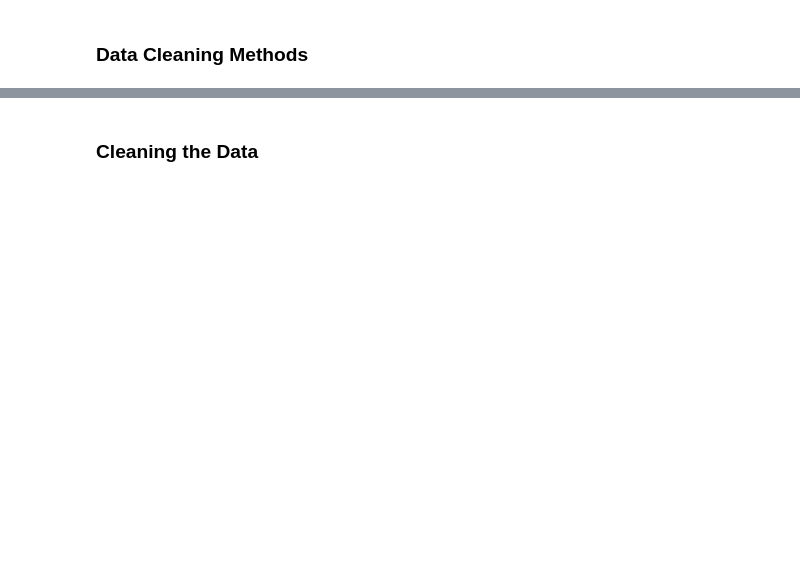
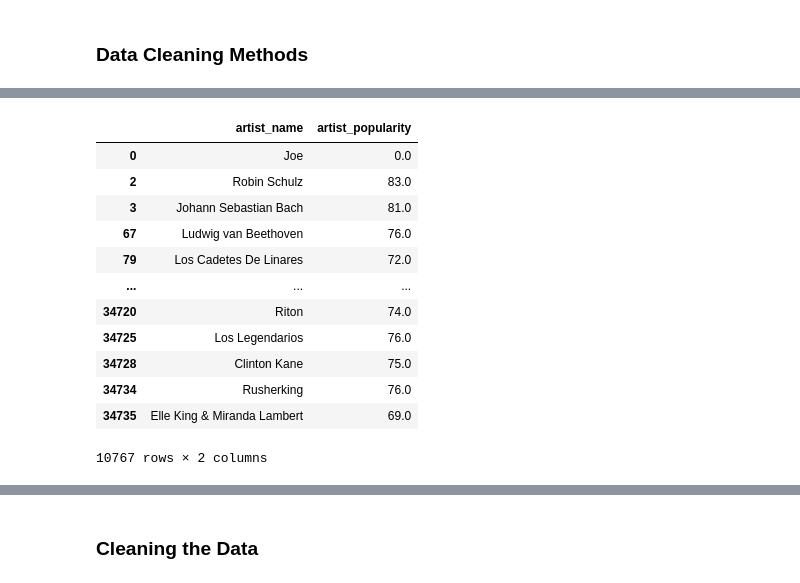
Before and after one commit to sumanasithalam/Top-Charts-Song-Classification, a Jupyter notebook: SongsAnalysis.ipynb, the cells around one changed output, grey strips where cells are left out. Drawn from its saved outputs; the diff is of its cells as text; code cells hidden in the pictures; blank space fills up the shorter version.

```diff
--- a/SongsAnalysis.ipynb
+++ b/SongsAnalysis.ipynb
@@ -163,0 +210,16 @@ def process_dataset_portion(idx):
+# %%
+lookup_table
+# %% [output]
+|  | artist_name | artist_popularity |
+| 0 | Joe | 0.0 |
+| 2 | Robin Schulz | 83.0 |
+| 3 | Johann Sebastian Bach | 81.0 |
+| 67 | Ludwig van Beethoven | 76.0 |
+| 79 | Los Cadetes De Linares | 72.0 |
+| ... | ... | ... |
+| 34720 | Riton | 74.0 |
+| 34725 | Los Legendarios | 76.0 |
+| 34728 | Clinton Kane | 75.0 |
+| 34734 | Rusherking | 76.0 |
+| 34735 | Elle King & Miranda Lambert | 69.0 |
+10767 rows × 2 columns
```
Also changed, not shown: parts of 23 cells of this notebook.
